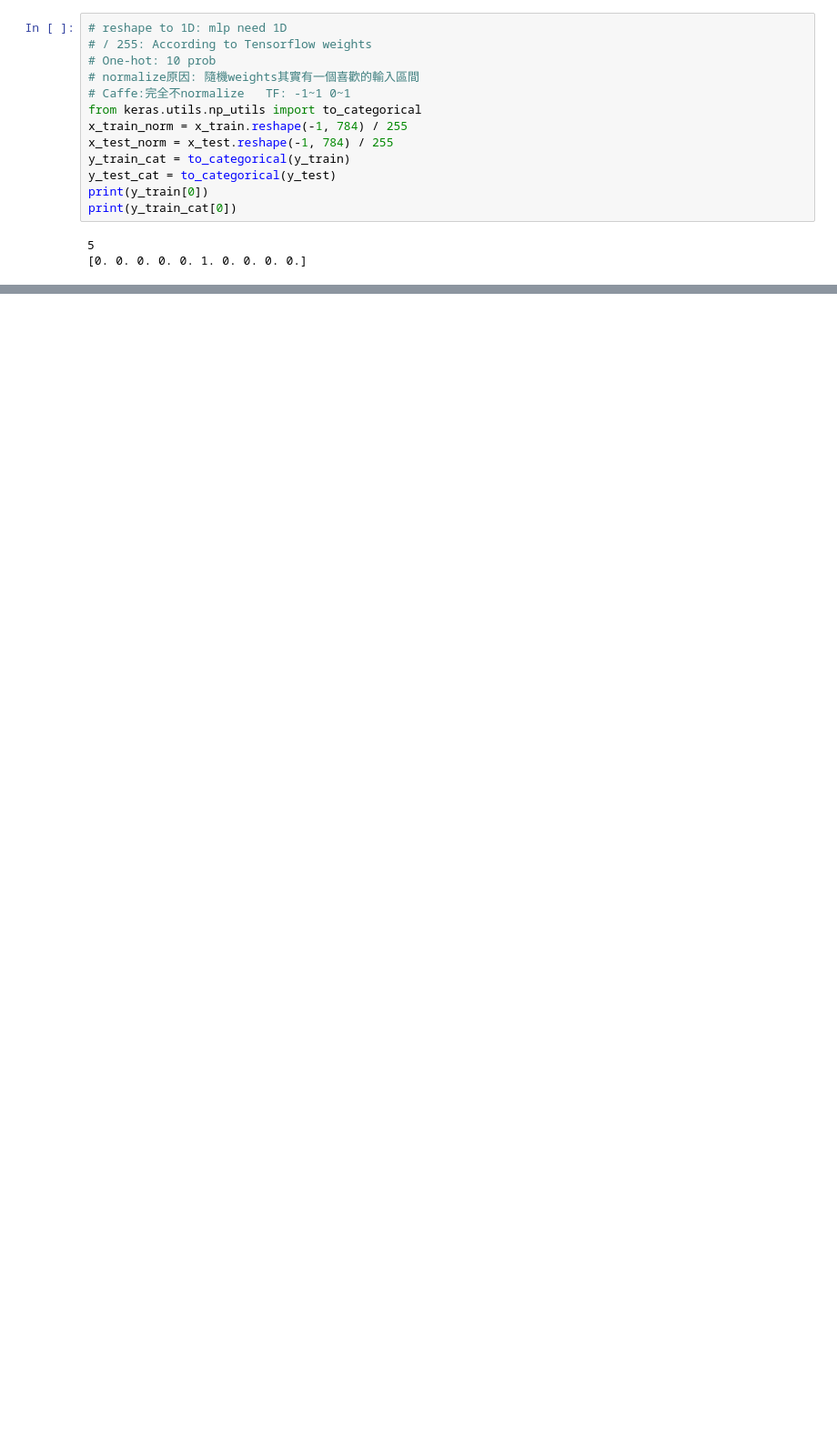
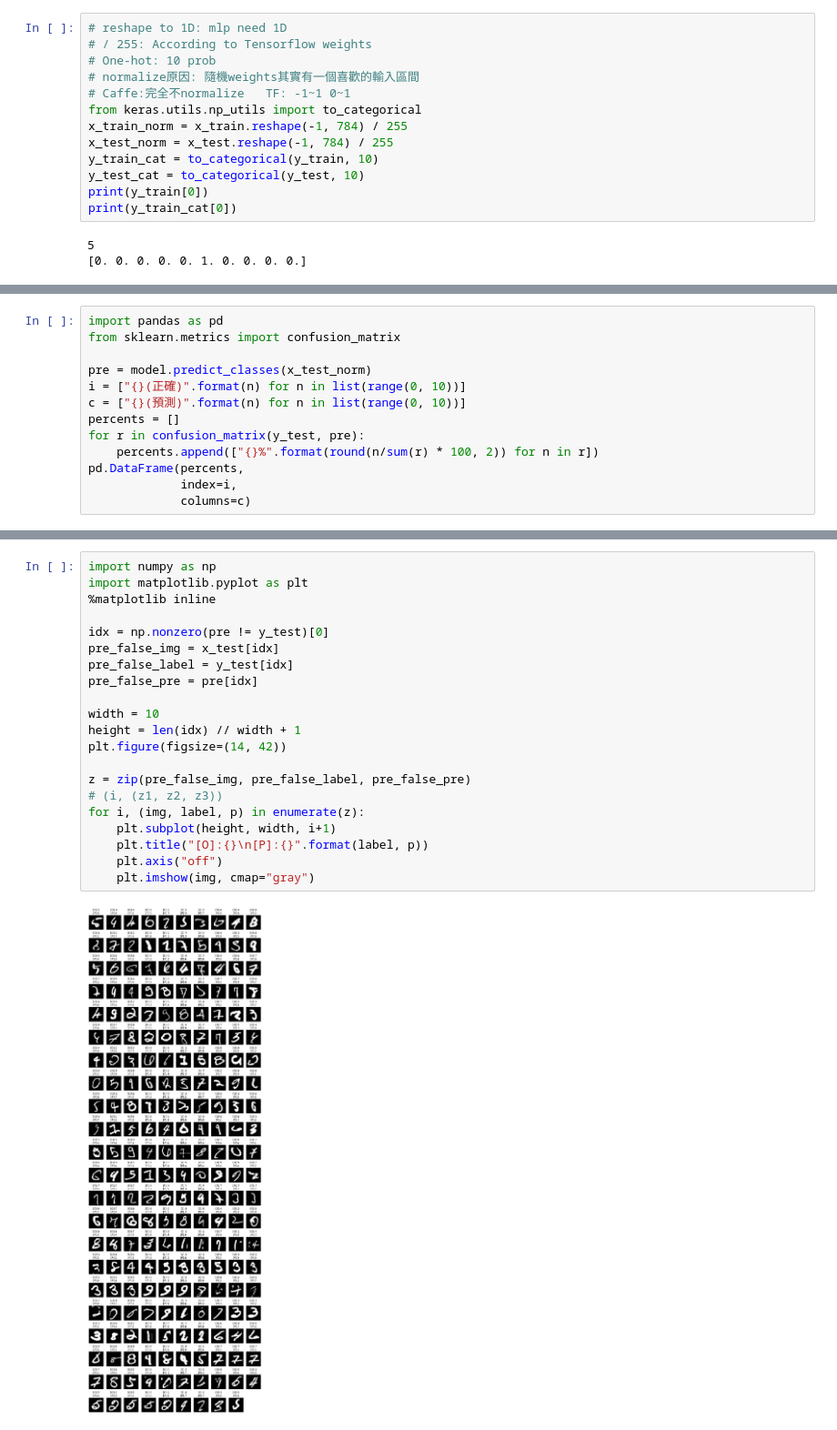
Before and after one commit to Elwing-Chou/MLDemo1211, a Jupyter notebook: mlp.ipynb, the cells around one changed output, grey strips where cells are left out. Shown at 91% size. Saved outputs shown, nothing was run; the diff lists cells and outputs as text; blank space fills up the shorter version.

```diff
--- a/mlp.ipynb
+++ b/mlp.ipynb
@@ -39,8 +41,8 @@ model.compile(loss="categorical_crossentropy",
 from keras.utils.np_utils import to_categorical
 x_train_norm = x_train.reshape(-1, 784) / 255
 x_test_norm = x_test.reshape(-1, 784) / 255
-y_train_cat = to_categorical(y_train)
-y_test_cat = to_categorical(y_test)
+y_train_cat = to_categorical(y_train, 10)
+y_test_cat = to_categorical(y_test, 10)
 print(y_train[0])
 print(y_train_cat[0])
 # %% [output]
@@ -48,0 +75,13 @@ print(y_train_cat[0])
+# %%
+import pandas as pd
+from sklearn.metrics import confusion_matrix
+
+pre = model.predict_classes(x_test_norm)
+i = ["{}(正確)".format(n) for n in list(range(0, 10))]
+c = ["{}(預測)".format(n) for n in list(range(0, 10))]
+percents = []
+for r in confusion_matrix(y_test, pre):
+    percents.append(["{}%".format(round(n/sum(r) * 100, 2)) for n in r])
+pd.DataFrame(percents,
+             index=i,
+             columns=c)
@@ -48,0 +100,23 @@ print(y_train_cat[0])
+# %%
+import numpy as np
+import matplotlib.pyplot as plt
+%matplotlib inline
+
+idx = np.nonzero(pre != y_test)[0]
+pre_false_img = x_test[idx]
+pre_false_label = y_test[idx]
+pre_false_pre = pre[idx]
+
+width = 10
+height = len(idx) // width + 1
+plt.figure(figsize=(14, 42))
+
+z = zip(pre_false_img, pre_false_label, pre_false_pre)
+# (i, (z1, z2, z3))
+for i, (img, label, p) in enumerate(z):
+    plt.subplot(height, width, i+1)
+    plt.title("[O]:{}\n[P]:{}".format(label, p))
+    plt.axis("off")
+    plt.imshow(img, cmap="gray")
+# %% [output]
+[figure, added]
```
Also changed, not shown: parts of 5 cells of this notebook.
